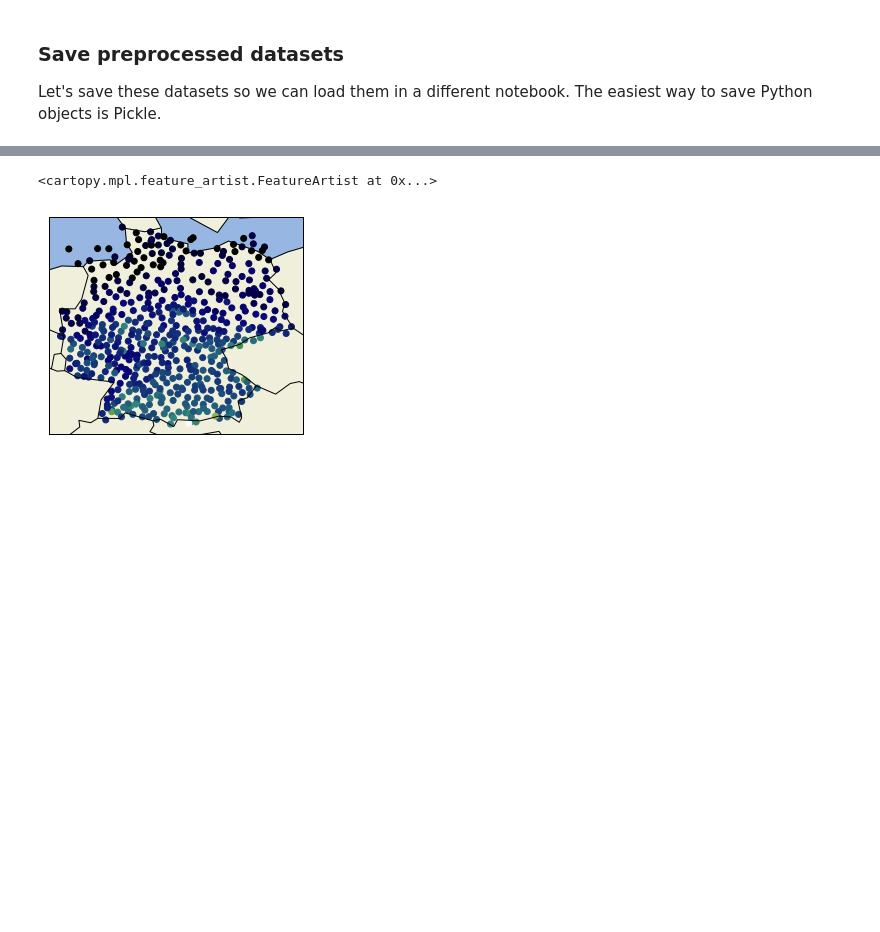
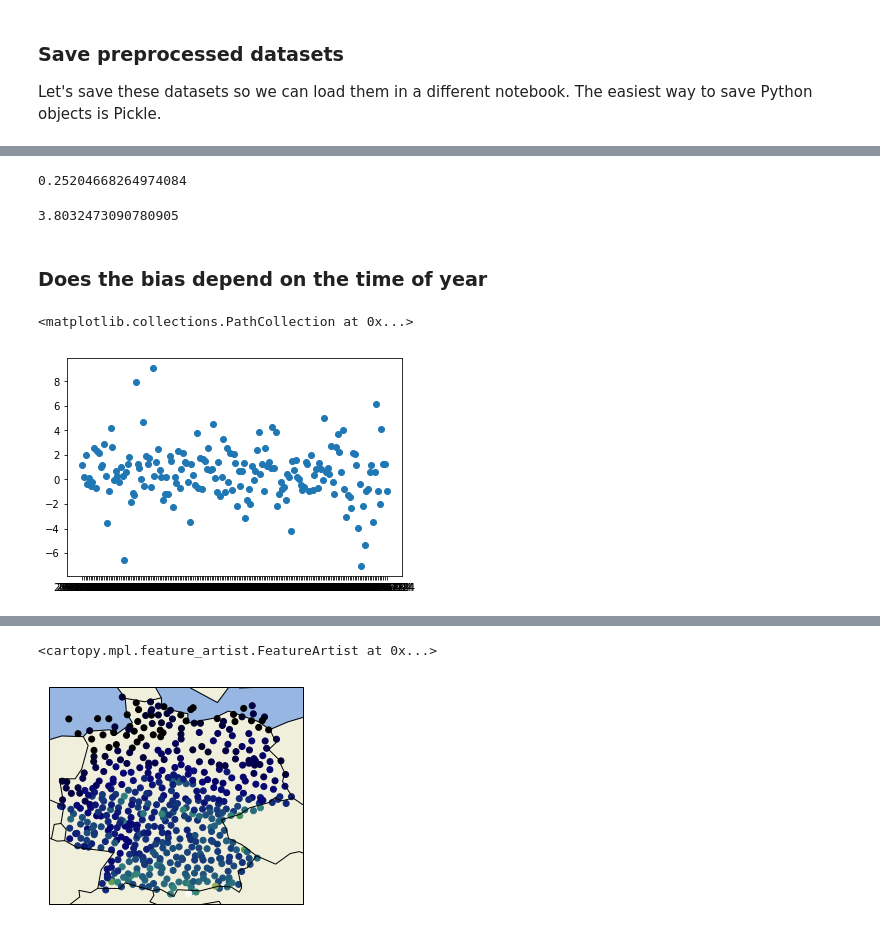
Before and after one commit to waves2weather/W2W-ML-Workshop, a Jupyter notebook: nb1_jupyter-pandas.ipynb, the cells around one changed output, grey strips where cells are left out. Saved outputs shown, nothing was run; the diff lists cells and outputs as text; code cells hidden in the pictures; blank space fills up the shorter version.

```diff
--- a/nb1_jupyter-pandas.ipynb
+++ b/nb1_jupyter-pandas.ipynb
@@ -335,6 +403,3 @@ df_train = df_copy
 # %%
 split_date = '2015-01-01'
-# %%
-df_train = df_copy[df_copy.time < split_date]
-df_valid = df_copy[df_copy.time >= split_date]
 # %% [markdown]
@@ -415,0 +447,20 @@ sns.pairplot(df[::10000])
+# %%
+bias = (df_train.t2m_obs - df_train.t2m_fc_mean).mean(); bias
+# %% [output]
+0.25204668264974084
+# %%
+# Create new column with bias corrected forecasts
+df_train['t2m_fc_bc'] = df_train.t2m_fc_mean + bias
+# %%
+((df_train.t2m_obs - df_train.t2m_fc_bc) ** 2).mean()
+# %% [output]
+3.8032473090780905
+# %% [markdown]
+### Does the bias depend on the time of year
+# %%
+df_train['error'] = df_train.t2m_obs - df_train.t2m_fc_mean
+# %%
+plt.scatter(df_train.time[::5000], df_train.error[::5000])
+# %% [output]
+<matplotlib.collections.PathCollection at 0x...>
+[figure, added]
```
Also changed, not shown: parts of 78 cells of this notebook, 3 other files.
